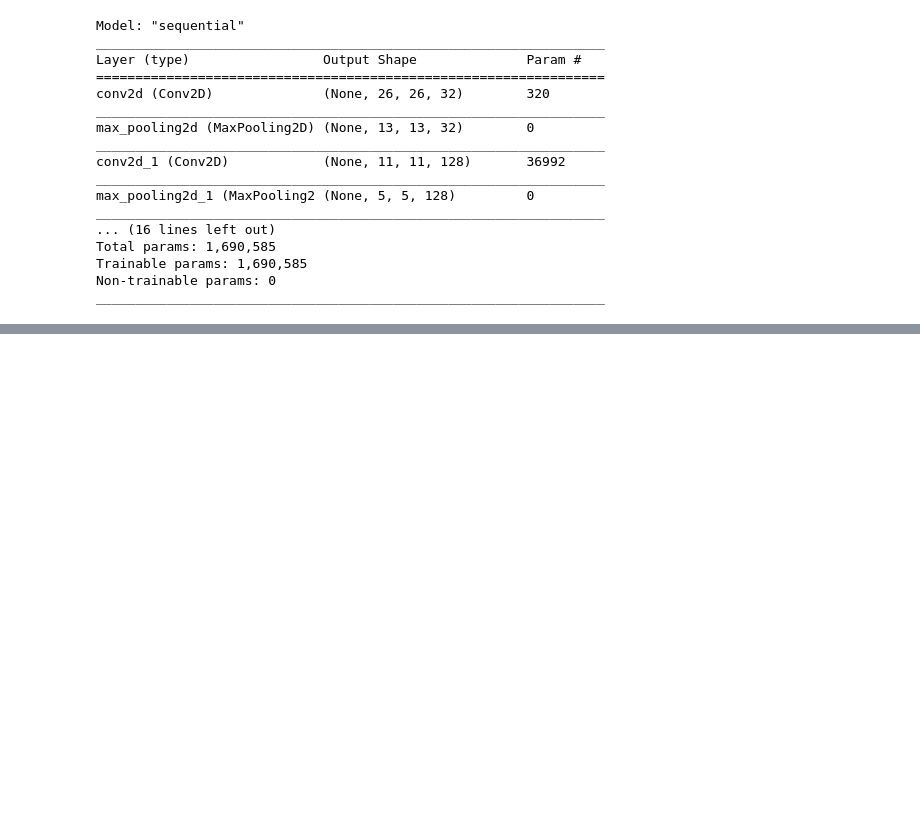
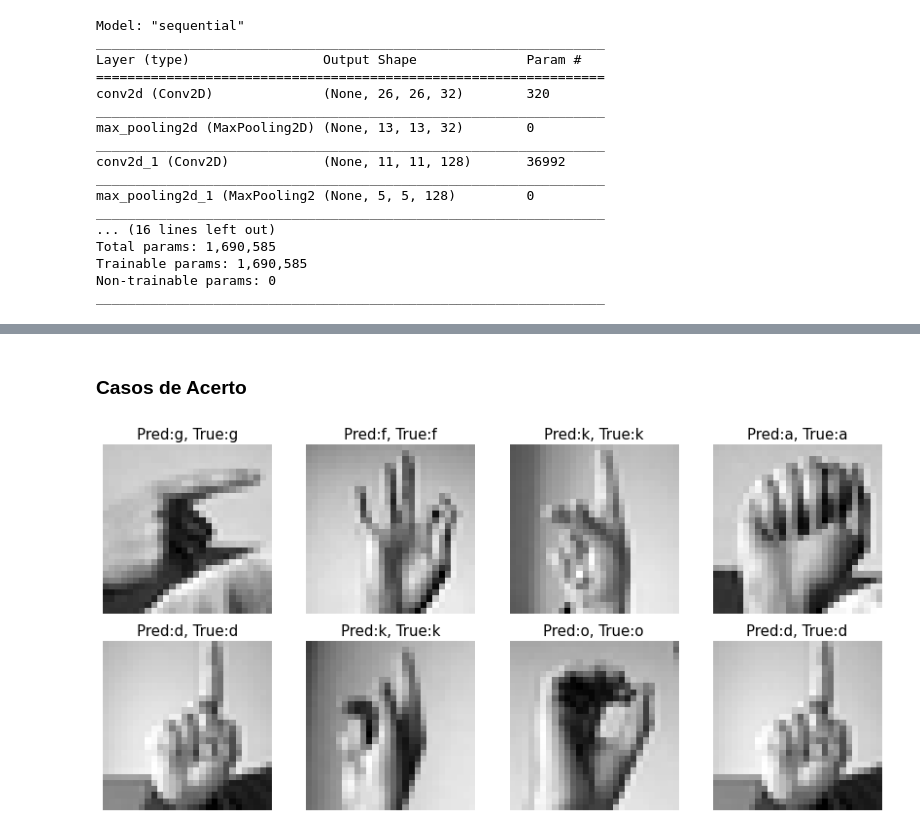
Before and after one commit to DaviSegundo/Sign_Alpha_Detection, a Jupyter notebook: notebook/model_construct.ipynb, the cells around one changed output, grey strips where cells are left out. Cells and saved outputs as stored; diff of their text form; code cells hidden in the pictures; blank space fills up the shorter version.

```diff
--- a/notebook/model_construct.ipynb
+++ b/notebook/model_construct.ipynb
@@ -202,0 +296,15 @@ with open('../models/model.json', 'w') as json_file:
+# %% [markdown]
+### Casos de Acerto
+# %%
+correct = np.nonzero(pred == test_labels)[0]
+plt.figure(figsize=(12, 6))
+i = 0
+for c in correct[:8]:
+    plt.subplot(2,4,i+1)
+    plt.imshow(test_imgs[c].reshape(28,28), cmap="gray", interpolation='none')
+    plt.title("Pred:{}, True:{}".format(pred_letters[c], y_test_letters[c]), size=15)
+    plt.tight_layout()
+    plt.axis('off')
+    i += 1
+# %% [output]
+[figure, added]
```
Also changed, not shown: parts of 23 cells of this notebook, 9 other files.
